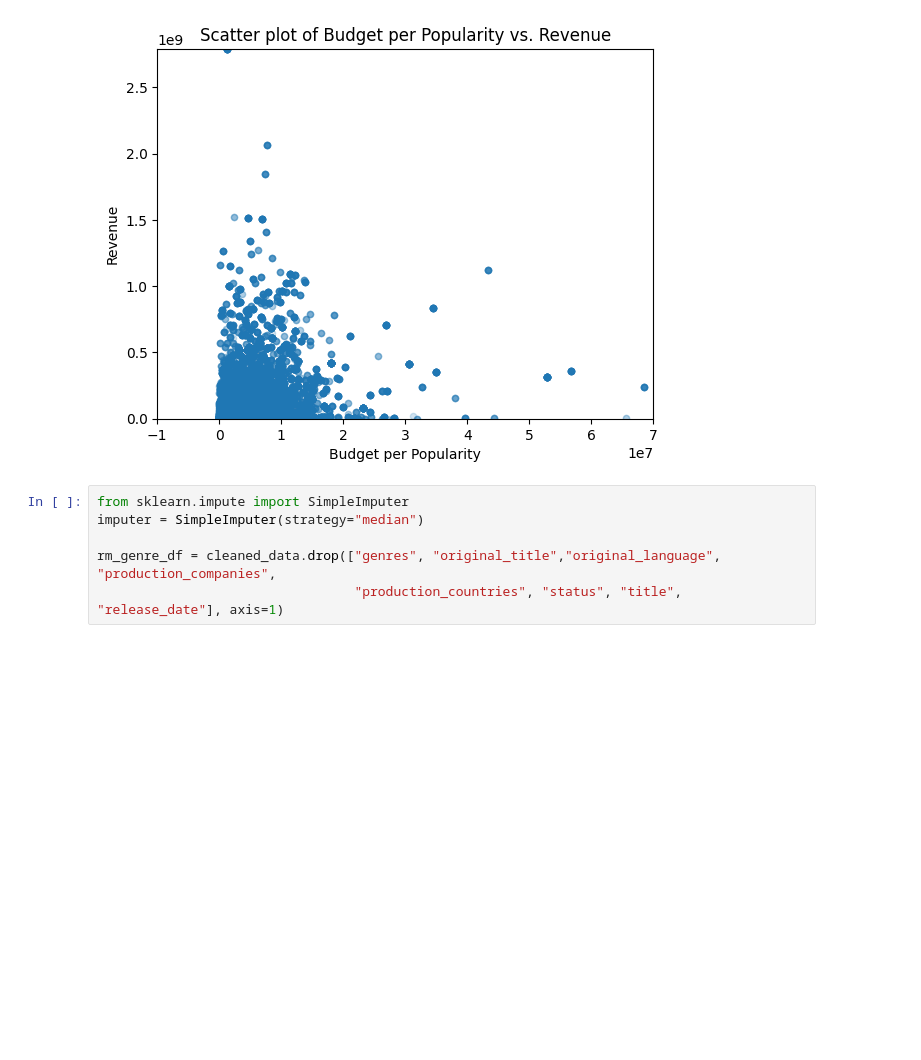
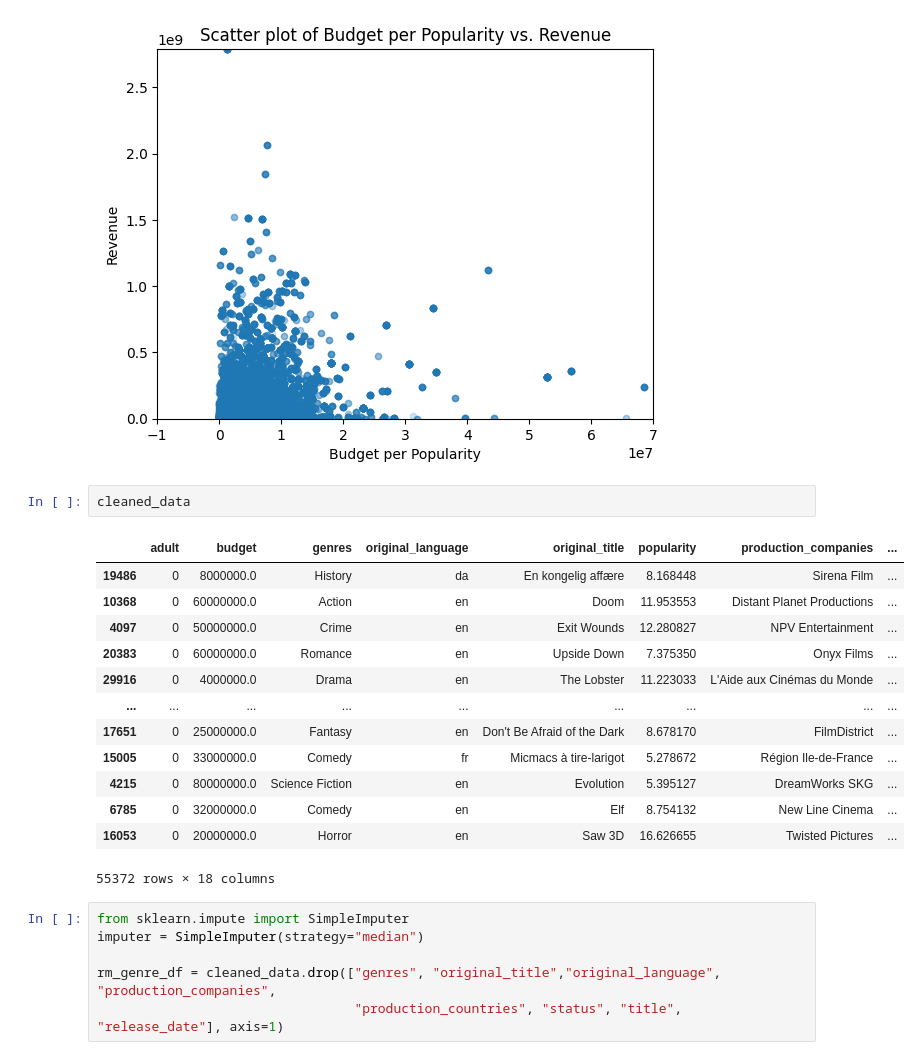
Before and after one commit to Gruppe-H/AI_exam, a Jupyter notebook: regression.ipynb, the cells around one changed output. Cells and saved outputs as stored; diff of their text form; blank space fills up the shorter version.

```diff
--- a/regression.ipynb
+++ b/regression.ipynb
@@ -679,6 +691,22 @@ plt.title("Scatter plot of Budget per Popularity vs. Revenue")
 plt.show()
 # %% [output]
 [figure]
+# %%
+cleaned_data
+# %% [output]
+|  | adult | budget | genres | original_language | original_title | popularity | production_companies | ... |
+| 19486 | 0 | 8000000.0 | History | da | En kongelig affære | 8.168448 | Sirena Film | ... |
+| 10368 | 0 | 60000000.0 | Action | en | Doom | 11.953553 | Distant Planet Productions | ... |
+| 4097 | 0 | 50000000.0 | Crime | en | Exit Wounds | 12.280827 | NPV Entertainment | ... |
+| 20383 | 0 | 60000000.0 | Romance | en | Upside Down | 7.375350 | Onyx Films | ... |
+| 29916 | 0 | 4000000.0 | Drama | en | The Lobster | 11.223033 | L'Aide aux Cinémas du Monde | ... |
+| ... | ... | ... | ... | ... | ... | ... | ... | ... |
+| 17651 | 0 | 25000000.0 | Fantasy | en | Don't Be Afraid of the Dark | 8.678170 | FilmDistrict | ... |
+| 15005 | 0 | 33000000.0 | Comedy | fr | Micmacs à tire-larigot | 5.278672 | Région Ile-de-France | ... |
+| 4215 | 0 | 80000000.0 | Science Fiction | en | Evolution | 5.395127 | DreamWorks SKG | ... |
+| 6785 | 0 | 32000000.0 | Comedy | en | Elf | 8.754132 | New Line Cinema | ... |
+| 16053 | 0 | 20000000.0 | Horror | en | Saw 3D | 16.626655 | Twisted Pictures | ... |
+55372 rows × 18 columns
 # %%
 from sklearn.impute import SimpleImputer
 imputer = SimpleImputer(strategy="median")
```
Also changed, not shown: parts of 29 cells of this notebook.
